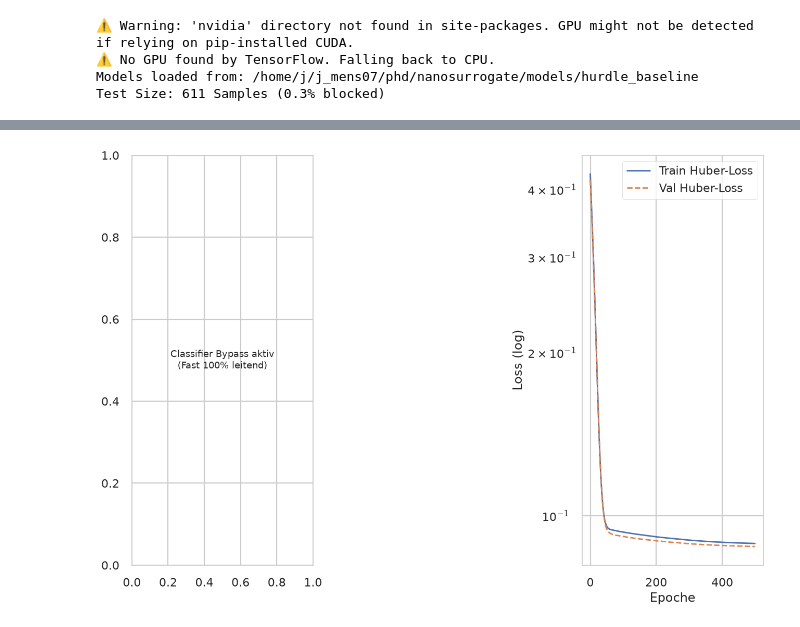
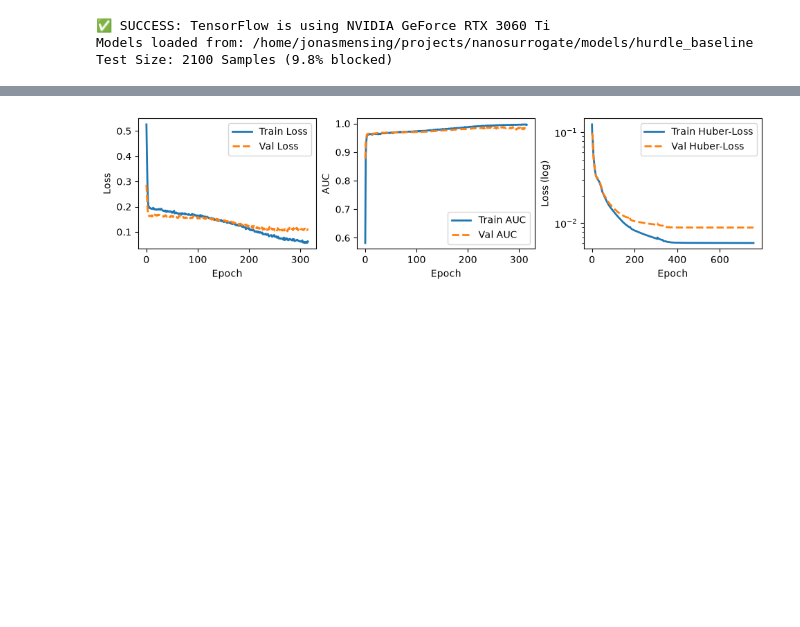
Before and after one commit to JonasMnsing/nanosurrogate, a Jupyter notebook: notebooks/model.ipynb, the cells around one changed output, grey strips where cells are left out. Drawn from its saved outputs; the diff is of its cells as text; code cells hidden in the pictures; blank space fills up the shorter version.

```diff
--- a/notebooks/model.ipynb
+++ b/notebooks/model.ipynb
@@ -4,16 +4,18 @@ import pickle
 import numpy as np
 import matplotlib.pyplot as plt
 import seaborn as sns
+import pandas as pd
+import scienceplots
 
 from nanosurrogate.env import setup_gpu_env
 setup_gpu_env()
 
 from tensorflow.keras.models import load_model
 from nanosurrogate.models import HurdleSurrogate
+from nanosurrogate.data import add_physics_features
 from sklearn.metrics import confusion_matrix, classification_report, roc_auc_score
 from sklearn.metrics import r2_score, mean_absolute_error, mean_squared_error
-
-plt.style.use("seaborn-v0_8-poster")
+from itertools import combinations
 
 # Adjust path
 MODEL_DIR = Path("../models/hurdle_baseline")
@@ -51,12 +53,13 @@ surrogate = HurdleSurrogate(classifier=clf, regressor=reg, x_scaler=x_scaler, y_
 print(f"Models loaded from: {MODEL_DIR.resolve()}")
 print(f"Test Size: {len(X_test_raw)} Samples ({np.mean(y_test_class == 0)*100:.1f}% blocked)")
 # %% [output]
-⚠️ Warning: 'nvidia' directory not found in site-packages. GPU might not be detected if relying on pip-installed CUDA.
-⚠️ No GPU found by TensorFlow. Falling back to CPU.
-Models loaded from: /home/j/j_mens07/phd/nanosurrogate/models/hurdle_baseline
-Test Size: 611 Samples (0.3% blocked)
+✅ SUCCESS: TensorFlow is using NVIDIA GeForce RTX 3060 Ti
+Models loaded from: /home/jonasmensing/projects/nanosurrogate/models/hurdle_baseline
+Test Size: 2100 Samples (9.8% blocked)
 # %%
 fig, axes = plt.subplots(1, 3, layout='constrained')
+fig.set_figwidth(fig.get_figwidth()*1.5)
+fig.set_figheight(fig.get_figheight()*0.5)
 
 hist_clf = history["classifier"]
 hist_reg = history["regressor"]
@@ -65,17 +68,15 @@ hist_reg = history["regressor"]
 if "bypass" not in hist_clf:
     axes[0].plot(hist_clf["loss"], label="Train Loss", lw=2)
     axes[0].plot(hist_clf["val_loss"], label="Val Loss", lw=2, linestyle="--")
-    axes[0].set_title("1. Classifier: Binary Crossentropy")
-    axes[0].set_xlabel("Epoche")
+    axes[0].set_xlabel("Epoch")
     axes[0].set_ylabel("Loss")
     axes[0].legend()
 
     # --- Plot 2: Classifier AUC ---
-    axes[1].plot(hist_clf["auc"], label="Train AUC", lw=2, color="darkgreen")
-    axes[1].plot(hist_clf["val_auc"], label="Val AUC", lw=2, color="limegreen", linestyle="--")
-    axes[1].set_title("2. Classifier: ROC-AUC (Trennschärfe)")
-    axes[1].set_xlabel("Epoche")
-    axes[1].set_ylabel("AUC (1.0 = Perfekt)")
+    axes[1].plot(hist_clf["auc"], label="Train AUC", lw=2)
+    axes[1].plot(hist_clf["val_auc"], label="Val AUC", lw=2, linestyle="--")
+    axes[1].set_xlabel("Epoch")
+    axes[1].set_ylabel("AUC")
     axes[1].legend()
 else:
     axes[0].text(0.5, 0.5, "Classifier Bypass aktiv\n(Fast 100% leitend)", ha="center", va="center")
@@ -85,7 +86,7 @@ else:
 axes[2].plot(hist_reg["loss"], label="Train Huber-Loss", lw=2)
 axes[2].plot(hist_reg["val_loss"], label="Val Huber-Loss", lw=2, linestyle="--")
 axes[2].set_yscale("log")
-axes[2].set_xlabel("Epoche")
+axes[2].set_xlabel("Epoch")
 axes[2].set_ylabel("Loss (log)")
 axes[2].legend()
 
@@ -95,4 +96,4 @@ Best Val-Loss Regressor: 0.087741 (in epoch 500)
-[figure, old version]
+[figure, new version]
 # %%
 prob_cond = clf.predict(X_test_scaled, batch_size=4096, verbose=0).flatten()
 pred_class = (prob_cond >= 0.5).astype(int)
```
Also changed, not shown: parts of 5 cells of this notebook, 13 other files.
